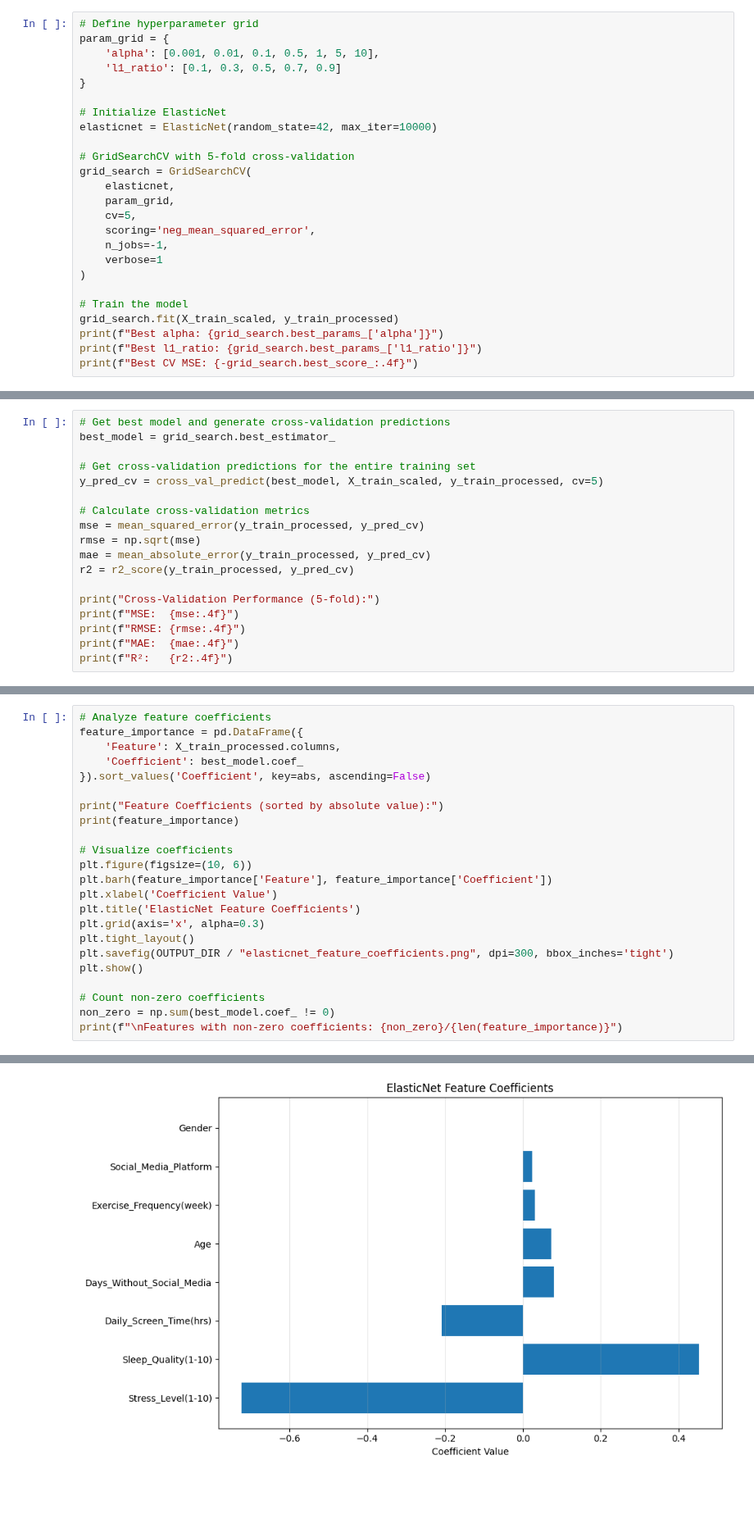
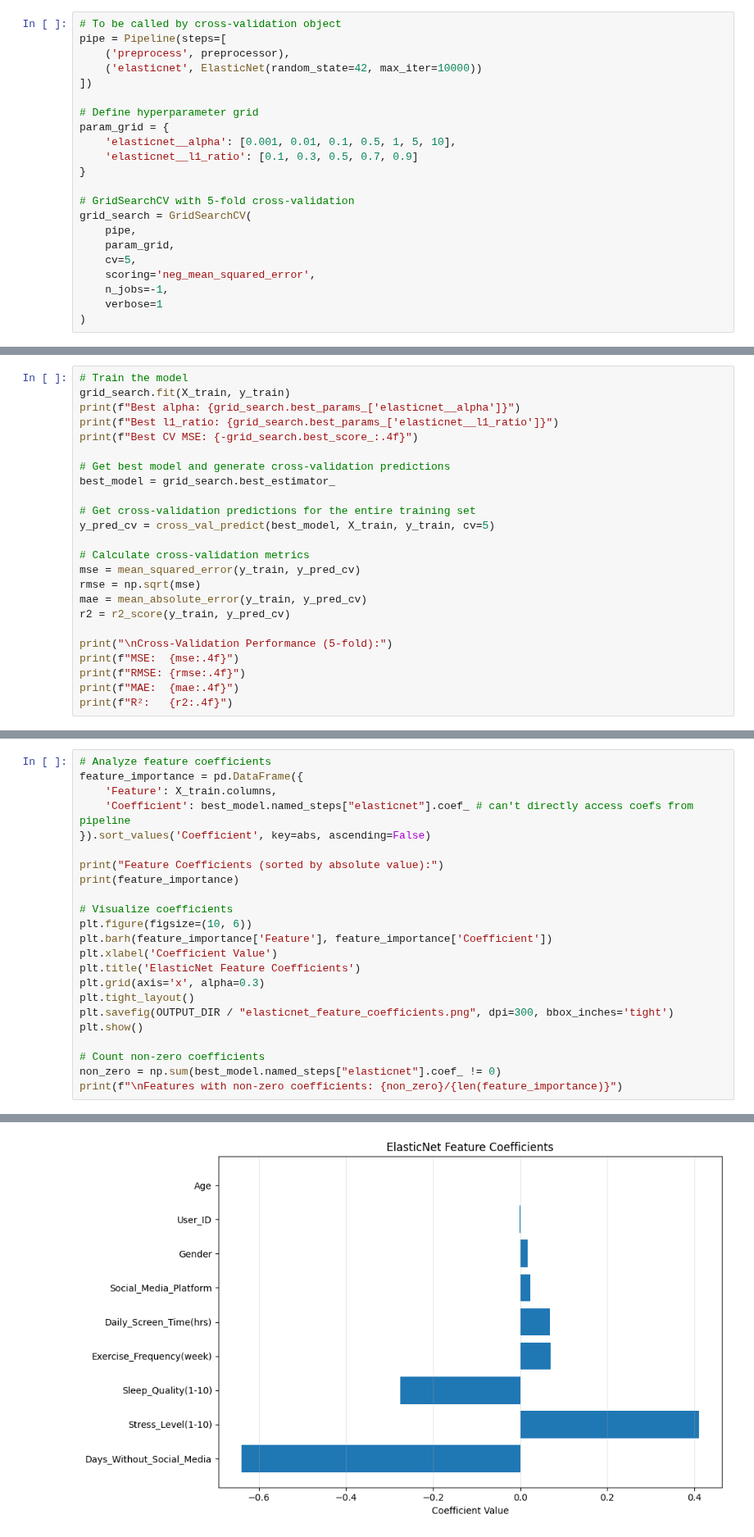
Before and after one commit to aileenkent/ds4021FinalProject, a Jupyter notebook: Notebooks/Models/ElasticNet_Regression.ipynb, the cells around one changed output, grey strips where cells are left out. Shown at 82% size. Saved outputs shown, nothing was run; the diff lists cells and outputs as text; blank space fills up the shorter version.

```diff
--- a/Notebooks/Models/ElasticNet_Regression.ipynb
+++ b/Notebooks/Models/ElasticNet_Regression.ipynb
@@ -126,25 +107,22 @@ Scaled data shape: (400, 8)
 # %%
+# To be called by cross-validation object
+pipe = Pipeline(steps=[
+    ('preprocess', preprocessor),
+    ('elasticnet', ElasticNet(random_state=42, max_iter=10000))
+])
+
 # Define hyperparameter grid
 param_grid = {
-    'alpha': [0.001, 0.01, 0.1, 0.5, 1, 5, 10],
-    'l1_ratio': [0.1, 0.3, 0.5, 0.7, 0.9]
+    'elasticnet__alpha': [0.001, 0.01, 0.1, 0.5, 1, 5, 10],
+    'elasticnet__l1_ratio': [0.1, 0.3, 0.5, 0.7, 0.9]
 }
-
-# Initialize ElasticNet
-elasticnet = ElasticNet(random_state=42, max_iter=10000)
 
 # GridSearchCV with 5-fold cross-validation
 grid_search = GridSearchCV(
-    elasticnet,
+    pipe,
     param_grid,
     cv=5,
     scoring='neg_mean_squared_error',
     n_jobs=-1,
     verbose=1
 )
-
-# Train the model
-grid_search.fit(X_train_scaled, y_train_processed)
-print(f"Best alpha: {grid_search.best_params_['alpha']}")
-print(f"Best l1_ratio: {grid_search.best_params_['l1_ratio']}")
-print(f"Best CV MSE: {-grid_search.best_score_:.4f}")
@@ -156,17 +133,23 @@ Best CV MSE: 0.8804
 # %%
+# Train the model
+grid_search.fit(X_train, y_train)
+print(f"Best alpha: {grid_search.best_params_['elasticnet__alpha']}")
+print(f"Best l1_ratio: {grid_search.best_params_['elasticnet__l1_ratio']}")
+print(f"Best CV MSE: {-grid_search.best_score_:.4f}")
+
 # Get best model and generate cross-validation predictions
 best_model = grid_search.best_estimator_
 
 # Get cross-validation predictions for the entire training set
-y_pred_cv = cross_val_predict(best_model, X_train_scaled, y_train_processed, cv=5)
+y_pred_cv = cross_val_predict(best_model, X_train, y_train, cv=5)
 
 # Calculate cross-validation metrics
-mse = mean_squared_error(y_train_processed, y_pred_cv)
+mse = mean_squared_error(y_train, y_pred_cv)
 rmse = np.sqrt(mse)
-mae = mean_absolute_error(y_train_processed, y_pred_cv)
-r2 = r2_score(y_train_processed, y_pred_cv)
+mae = mean_absolute_error(y_train, y_pred_cv)
+r2 = r2_score(y_train, y_pred_cv)
 
-print("Cross-Validation Performance (5-fold):")
+print("\nCross-Validation Performance (5-fold):")
 print(f"MSE:  {mse:.4f}")
 print(f"RMSE: {rmse:.4f}")
 print(f"MAE:  {mae:.4f}")
@@ -180,8 +175,8 @@ R²:   0.6300
 # %%
 # Analyze feature coefficients
 feature_importance = pd.DataFrame({
-    'Feature': X_train_processed.columns,
-    'Coefficient': best_model.coef_
+    'Feature': X_train.columns,
+    'Coefficient': best_model.named_steps["elasticnet"].coef_ # can't directly access coefs from pipeline
 }).sort_values('Coefficient', key=abs, ascending=False)
 
 print("Feature Coefficients (sorted by absolute value):")
@@ -198,7 +193,7 @@ plt.savefig(OUTPUT_DIR / "elasticnet_feature_coefficients.png", dpi=300, bbox_in
 plt.show()
 
 # Count non-zero coefficients
-non_zero = np.sum(best_model.coef_ != 0)
+non_zero = np.sum(best_model.named_steps["elasticnet"].coef_ != 0)
 print(f"\nFeatures with non-zero coefficients: {non_zero}/{len(feature_importance)}")
 # %% [output]
 Feature Coefficients (sorted by absolute value):
@@ -214 +210 @@ Feature Coefficients (sorted by absolute value):
-[figure, old version]
+[figure, new version]
```
Also changed, not shown: parts of 16 cells of this notebook, 9 other files.
